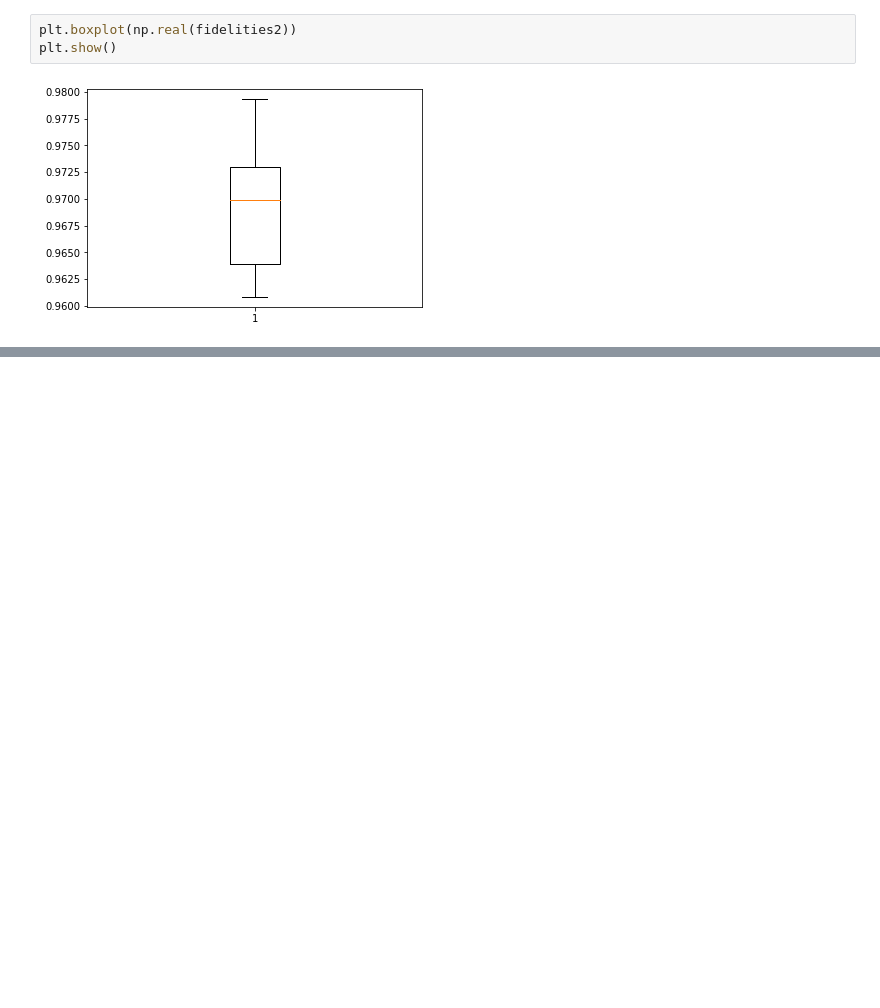
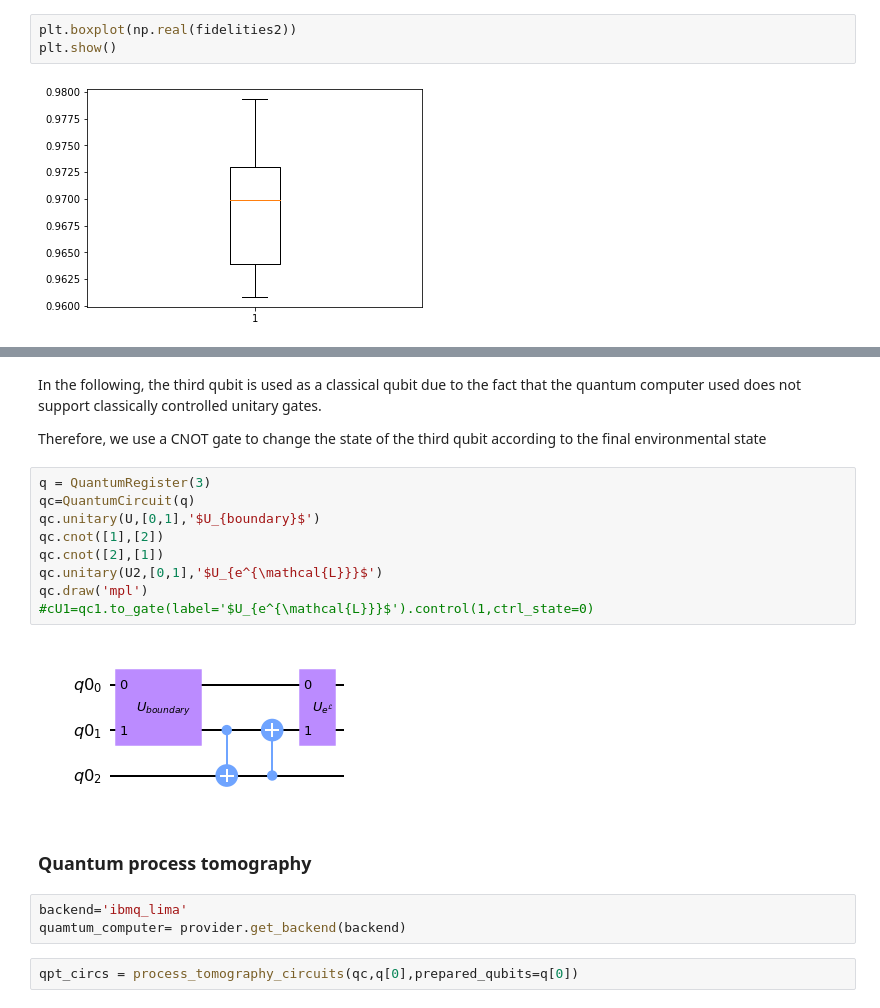
Before and after one commit to davidphysdavalos/quantum_computing, a Jupyter notebook: Implementing Quantum Channels in IBM computers.ipynb, the cells around one changed output, grey strips where cells are left out. Saved outputs shown, nothing was run; the diff lists cells and outputs as text; blank space fills up the shorter version.

```diff
--- a/Implementing Quantum Channels in IBM computers.ipynb
+++ b/Implementing Quantum Channels in IBM computers.ipynb
@@ -548,0 +369,22 @@ b.close()
+# %% [markdown]
+In the following, the third qubit is used as a classical qubit due to the fact that the quantum computer used does not support classically controlled unitary gates.
+
+Therefore, we use a CNOT gate to change the state of the third qubit according to the final environmental state
+# %%
+q = QuantumRegister(3)
+qc=QuantumCircuit(q)
+qc.unitary(U,[0,1],'$U_{boundary}$')
+qc.cnot([1],[2])
+qc.cnot([2],[1])
+qc.unitary(U2,[0,1],'$U_{e^{\mathcal{L}}}$')
+qc.draw('mpl')
+#cU1=qc1.to_gate(label='$U_{e^{\mathcal{L}}}$').control(1,ctrl_state=0)
+# %% [output]
+[figure, added]
+# %% [markdown]
+### Quantum process tomography
+# %%
+backend='ibmq_lima'
+quamtum_computer= provider.get_backend(backend)
+# %%
+qpt_circs = process_tomography_circuits(qc,q[0],prepared_qubits=q[0])
```
Also changed, not shown: parts of 56 cells of this notebook.
